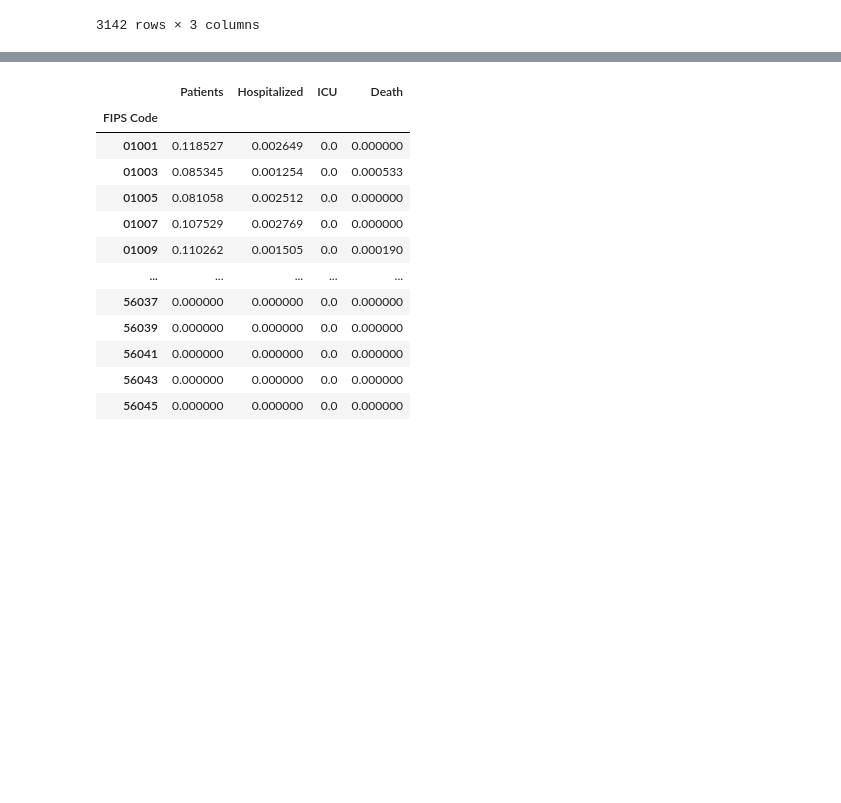
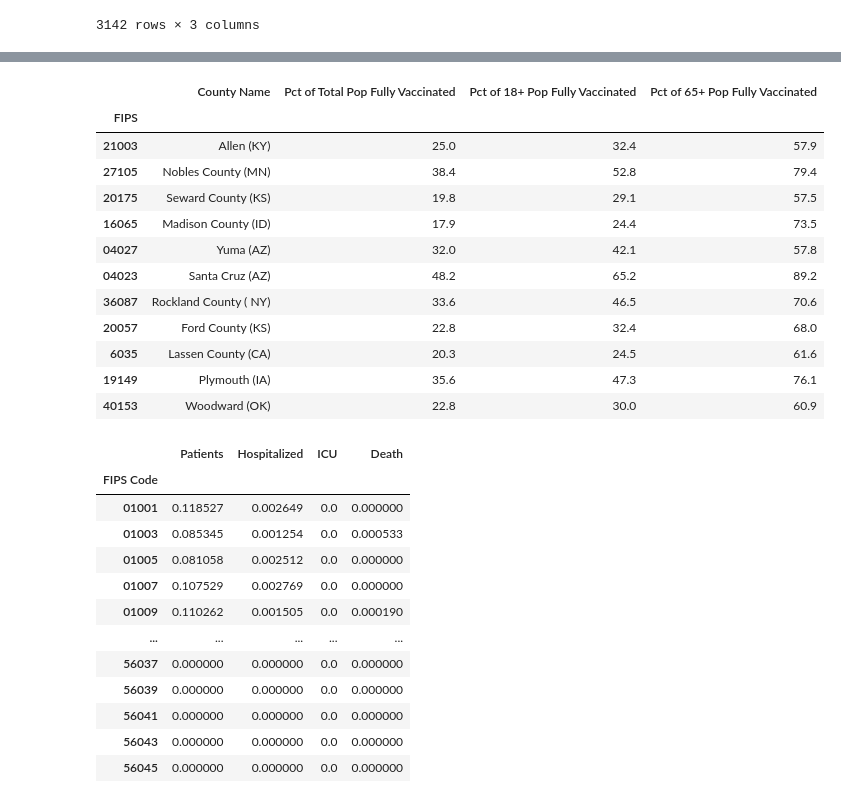
Before and after one commit to mgeffroy/P1-US-COVID-19-Vaccination-Campaign, a Jupyter notebook: P1.3_Data_Analysis-Mariana.ipynb, the cells around one changed output, grey strips where cells are left out. Drawn from its saved outputs; the diff is of its cells as text; code cells hidden in the pictures; blank space fills up the shorter version.

```diff
--- a/P1.3_Data_Analysis-Mariana.ipynb
+++ b/P1.3_Data_Analysis-Mariana.ipynb
@@ -100,3 +119,22 @@ vaccination_df
+# %%
+vacc_wr = pd.read_csv('analysis_data/Worst_rel_vacc.csv',dtype={'FIPS':str},encoding='latin1')
+vacc_wr.set_index('FIPS', drop=True, inplace=True)
+vacc_wr = vacc_wr.dropna(axis =0)
+vacc_wr
+# %% [output]
+|  | County Name | Pct of Total Pop Fully Vaccinated | Pct of 18+ Pop Fully Vaccinated | Pct of 65+ Pop Fully Vaccinated |
+| FIPS |  |  |  |  |
+| 21003 | Allen (KY) | 25.0 | 32.4 | 57.9 |
+| 27105 | Nobles County (MN) | 38.4 | 52.8 | 79.4 |
+| 20175 | Seward County (KS) | 19.8 | 29.1 | 57.5 |
+| 16065 | Madison County (ID) | 17.9 | 24.4 | 73.5 |
+| 04027 | Yuma (AZ) | 32.0 | 42.1 | 57.8 |
+| 04023 | Santa Cruz (AZ) | 48.2 | 65.2 | 89.2 |
+| 36087 | Rockland County ( NY) | 33.6 | 46.5 | 70.6 |
+| 20057 | Ford County (KS) | 22.8 | 32.4 | 68.0 |
+| 6035 | Lassen County (CA) | 20.3 | 24.5 | 61.6 |
+| 19149 | Plymouth (IA) | 35.6 | 47.3 | 76.1 |
+| 40153 | Woodward (OK) | 22.8 | 30.0 | 60.9 |
 # %%
 tot_rel = pd.DataFrame((total_abs.iloc[0:-1,:]["Patients"]/census_data["POPESTIMATE2019"]), columns = ["Patients"])
 tot_rel["Hospitalized"] = (total_abs.iloc[0:-1,:]["Hospitalized"]/census_data["POPESTIMATE2019"])
```
Also changed, not shown: parts of 1 cell of this notebook.
